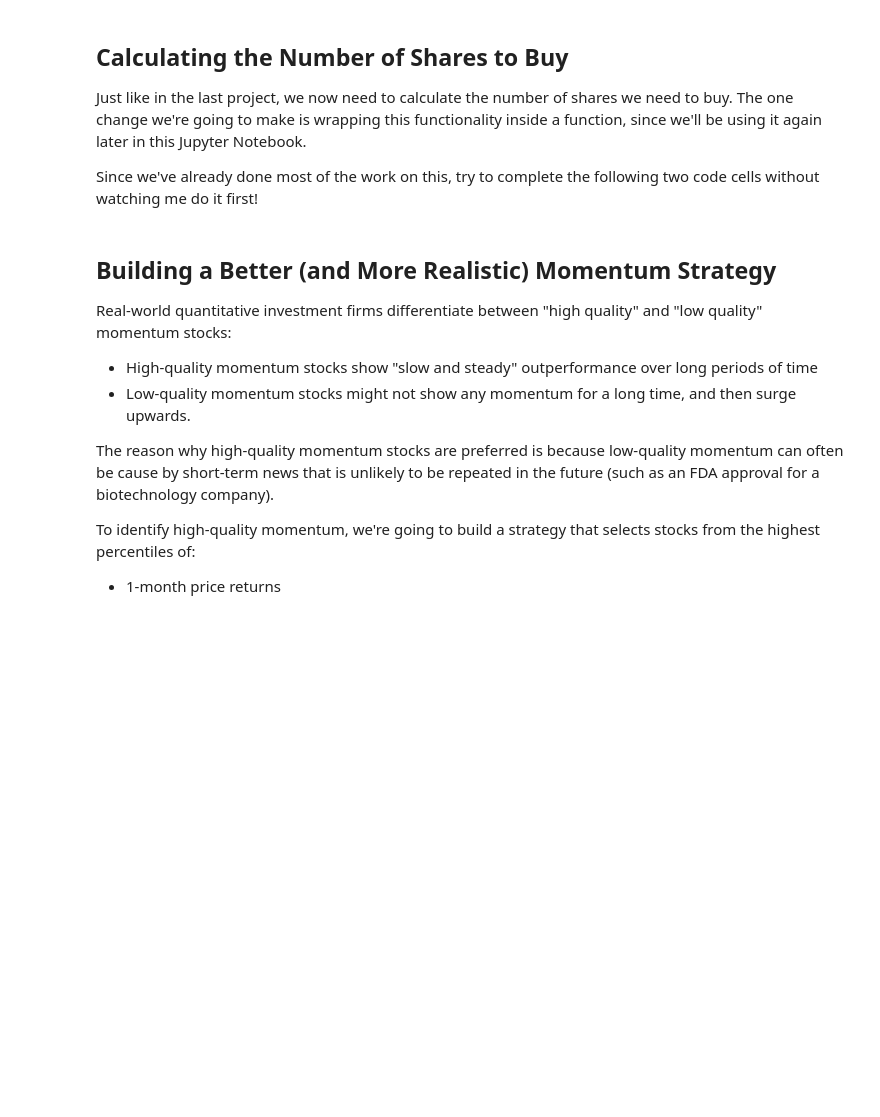
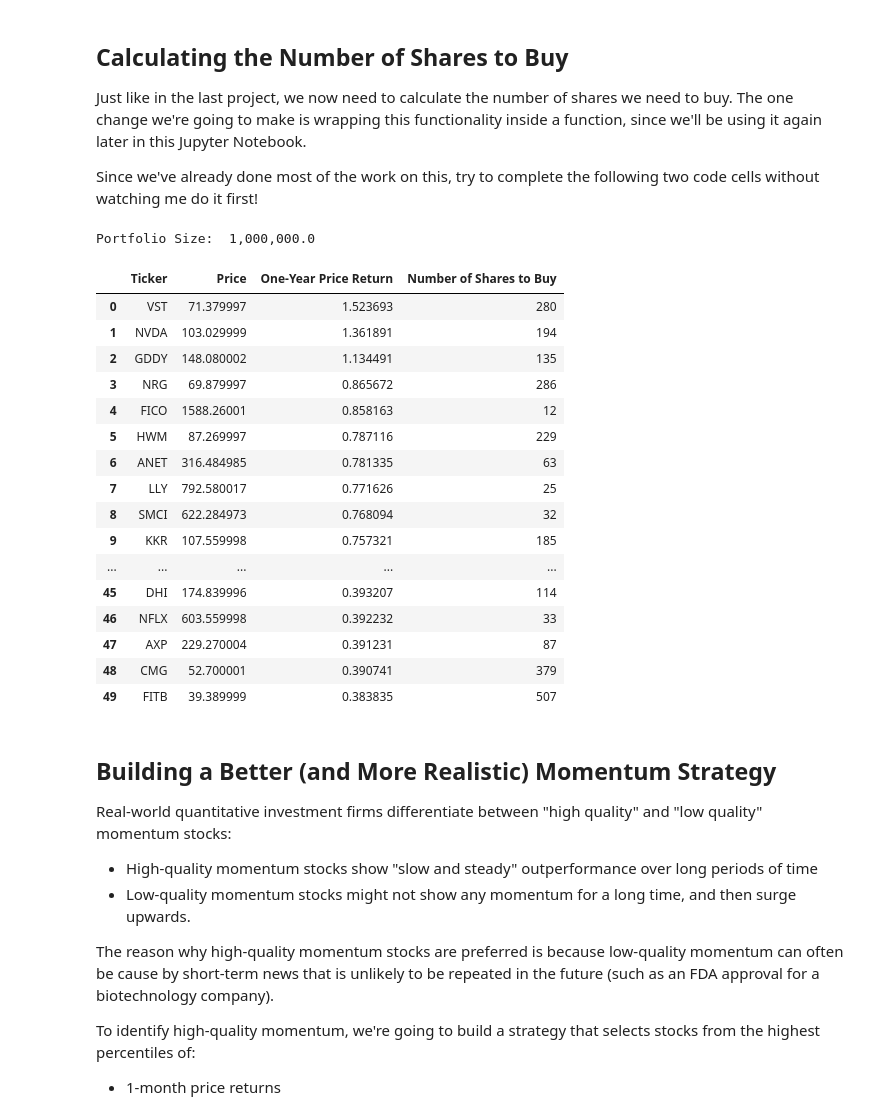
Before and after one commit to jacksullivan27/quantitative-learning, a Jupyter notebook: 002_quantitative_momentum_strategy.ipynb, the cells around one changed output. Drawn from its saved outputs; the diff is of its cells as text; code cells hidden in the pictures; blank space fills up the shorter version.

```diff
--- a/002_quantitative_momentum_strategy.ipynb
+++ b/002_quantitative_momentum_strategy.ipynb
@@ -94,6 +196,46 @@ Because of this, the next thing we need to do is remove all the stocks in our Da
 Just like in the last project, we now need to calculate the number of shares we need to buy. The one change we're going to make is wrapping this functionality inside a function, since we'll be using it again later in this Jupyter Notebook.
 
 Since we've already done most of the work on this, try to complete the following two code cells without watching me do it first!
+# %%
+def portfolio_input():
+    global portfolio_size
+    portfolio_size = input('Enter the value of your portfolio:')
+
+    try:
+        portfolio_size = float(portfolio_size)
+    except ValueError:
+        print('Please enter a number')
+        portfolio_size = input('Enter the value of your portfolio:')
+
+portfolio_input()
+print('Portfolio Size: ', "{:,}".format(portfolio_size))
+# %% [output]
+Portfolio Size:  1,000,000.0
+# %%
+position_size = portfolio_size / len(final_dataframe.index)
+
+for i in range(0, len(final_dataframe.index)):
+    final_dataframe.loc[i, 'Number of Shares to Buy'] = math.floor(position_size / final_dataframe.loc[i, 'Price'])
+
+final_dataframe
+# %% [output]
+|  | Ticker | Price | One-Year Price Return | Number of Shares to Buy |
+| 0 | VST | 71.379997 | 1.523693 | 280 |
+| 1 | NVDA | 103.029999 | 1.361891 | 194 |
+| 2 | GDDY | 148.080002 | 1.134491 | 135 |
+| 3 | NRG | 69.879997 | 0.865672 | 286 |
+| 4 | FICO | 1588.26001 | 0.858163 | 12 |
+| 5 | HWM | 87.269997 | 0.787116 | 229 |
+| 6 | ANET | 316.484985 | 0.781335 | 63 |
+| 7 | LLY | 792.580017 | 0.771626 | 25 |
+| 8 | SMCI | 622.284973 | 0.768094 | 32 |
+| 9 | KKR | 107.559998 | 0.757321 | 185 |
+| ... | ... | ... | ... | ... |
+| 45 | DHI | 174.839996 | 0.393207 | 114 |
+| 46 | NFLX | 603.559998 | 0.392232 | 33 |
+| 47 | AXP | 229.270004 | 0.391231 | 87 |
+| 48 | CMG | 52.700001 | 0.390741 | 379 |
+| 49 | FITB | 39.389999 | 0.383835 | 507 |
 # %% [markdown]
 ## Building a Better (and More Realistic) Momentum Strategy
 
```
Also changed, not shown: parts of 18 cells of this notebook, 1 other file.
